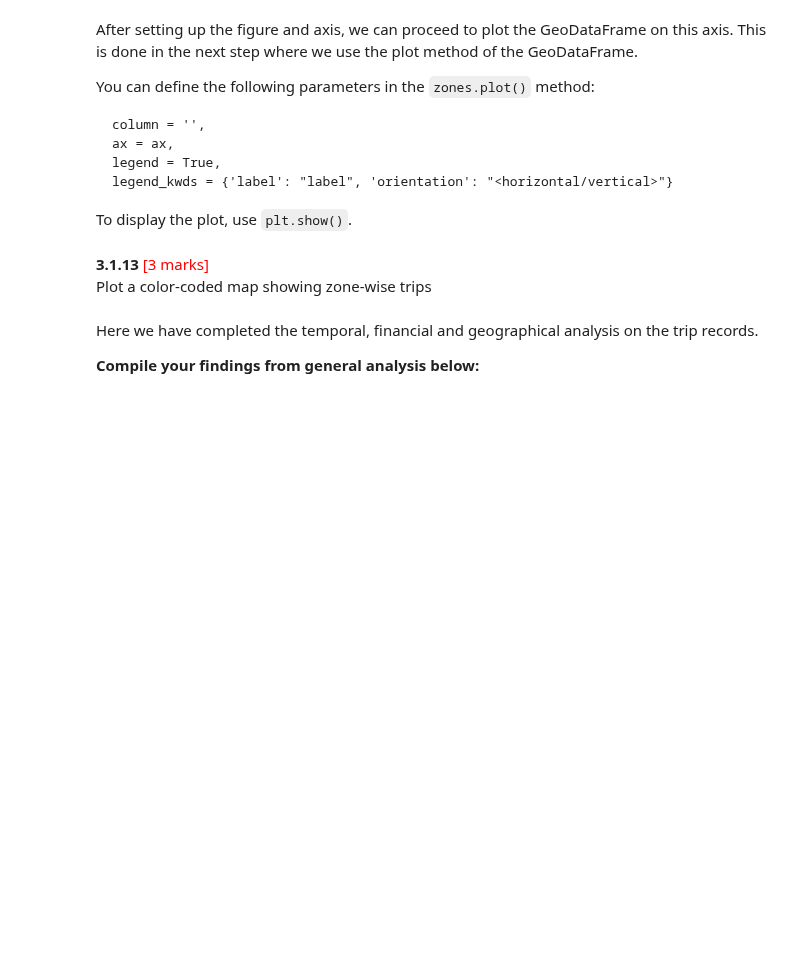
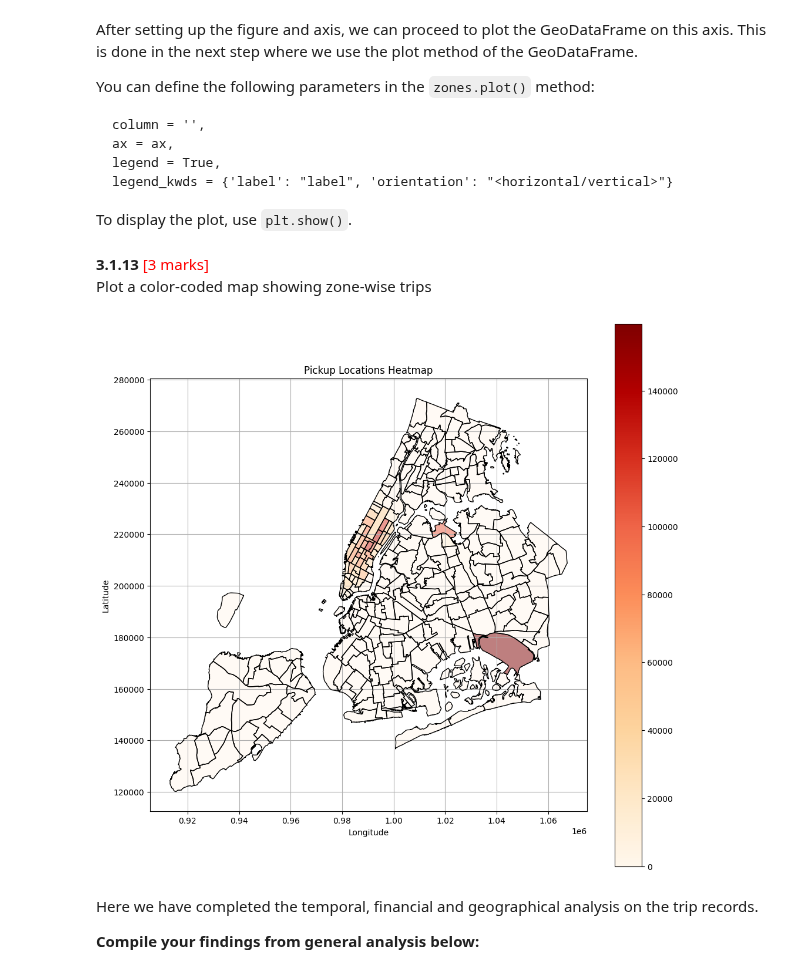
Before and after one commit to TalJa1/dc_practice, a Jupyter notebook: EDA_assignment/EDA_Assg_NYC_Taxi_Starter.ipynb, the cells around one changed output. Drawn from its saved outputs; the diff is of its cells as text; code cells hidden in the pictures; blank space fills up the shorter version.

```diff
--- a/EDA_assignment/EDA_Assg_NYC_Taxi_Starter.ipynb
+++ b/EDA_assignment/EDA_Assg_NYC_Taxi_Starter.ipynb
@@ -861,3 +889,6 @@ Now, you have to merge the trip records and zones data using the location IDs.
 Merge the zones data into trip data using the `locationID` and `PULocationID` columns.
 # %%
 # Merge zones and trip records using locationID and PULocationID
+df_merged = pd.merge(df, zones, left_on="PULocationID", right_on="LocationID", how="left")
+# Check the merged dataframe
+df_merged.head(3)
@@ -868,0 +904,7 @@ Group data by location IDs to find the total number of trips per location ID
+# %%
+# Group data by location and calculate the number of trips
+trips_count = df_merged.groupby("zone").size().reset_index(name="trips_count")
+# Sort the data by trip count
+trips_count = trips_count.sort_values(by="trips_count", ascending=False)
+# Display the top 10 pickup locations
+trips_count.head(10)
@@ -876,3 +928,8 @@ We will use this to plot a map of zones showing total trips per zone.
+# %%
+# Merge trip counts back to the zones GeoDataFrame
+zones = zones.merge(trips_count, left_on="zone", right_on="zone", how="left")
+# Fill NaN values with 0 for pickup_count
+zones["trips_count"] = zones["trips_count"].fillna(0)
 # %% [markdown]
 The next step is creating a color map (choropleth map) showing zones by the number of trips taken.
 
@@ -908,3 +960,18 @@ Plot a color-coded map showing zone-wise trips
+# %%
+# Define figure and axis
+fig, ax = plt.subplots(figsize=(12, 12))
+
+# Plot the map and display it
+zones.boundary.plot(ax=ax, linewidth=1, color="black")
+# Plot the pickup counts as a heatmap
+zones.plot(column="trips_count", ax=ax, legend=True, cmap="OrRd", alpha=0.5)
+plt.title("Pickup Locations Heatmap")
+plt.xlabel("Longitude")
+plt.ylabel("Latitude")
+plt.grid()
+plt.show()
+# %% [output]
+[figure, added]
 # %%
 # can you try displaying the zones DF sorted by the number of trips?
 # %% [markdown]
```
Also changed, not shown: parts of 11 cells of this notebook.
